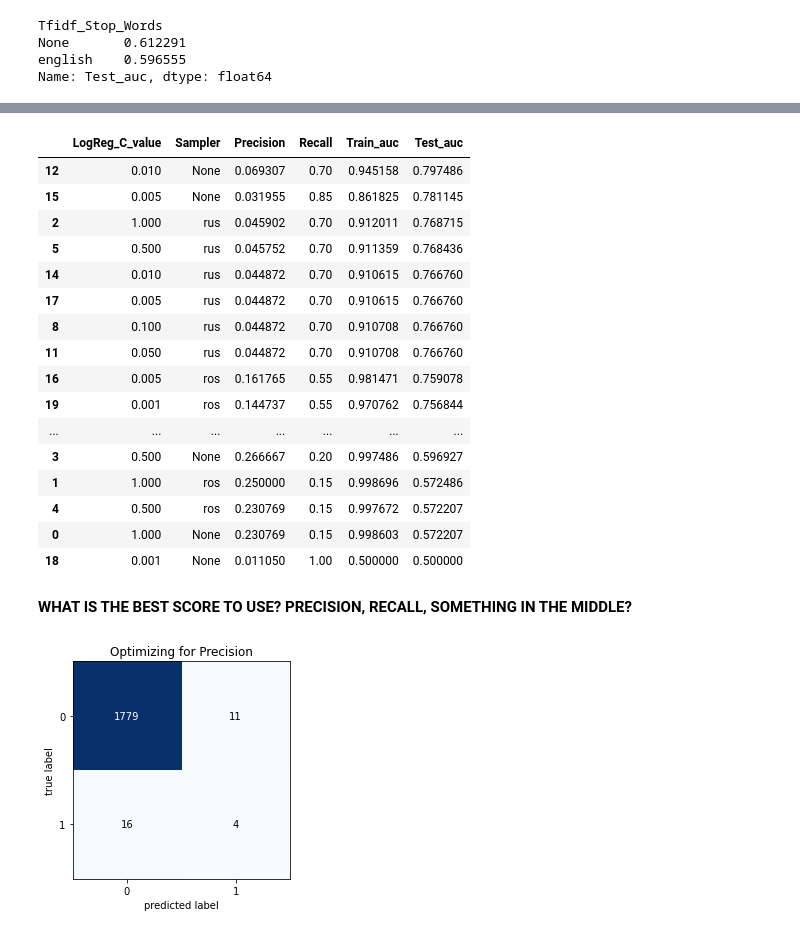
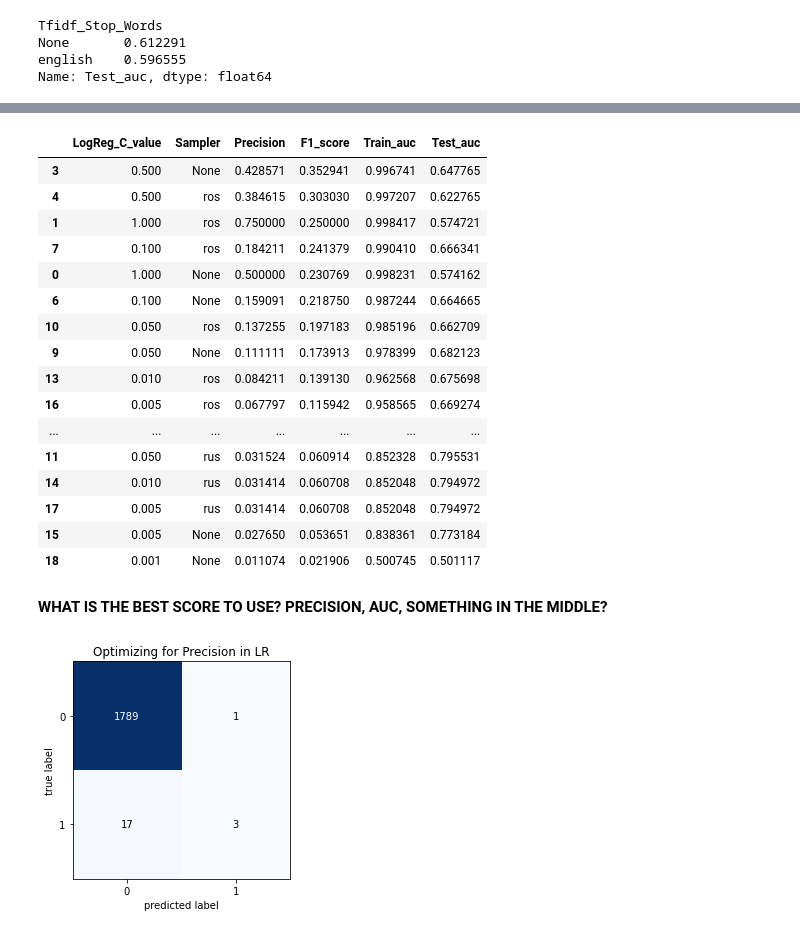
Before and after one commit to wwhite5/Springboard-Capstone-1-NLP, a Jupyter notebook: Notebooks/One_Author_advanced_2.ipynb, the cells around one changed output, grey strips where cells are left out. Cells and saved outputs as stored; diff of their text form; code cells hidden in the pictures.

```diff
--- a/Notebooks/One_Author_advanced_2.ipynb
+++ b/Notebooks/One_Author_advanced_2.ipynb
@@ -161,15 +166,15 @@ hyperparameters
 LR_dict = {'LogReg_C_value' : [],
             'Sampler': [],
             'Precision': [],
-            'Recall': [],
+            'F1_score': [],
             'Train_auc': [],
             'Test_auc': []}
 
 run = 0
 best_score_precision = 0
 best_LR_model_precision = None
-best_score_recall = 0
-best_LR_model_recall = None
+best_score_F1 = 0
+best_LR_model_F1 = None
 best_score_auc = 0
 best_LR_model_auc = None
 
@@ -209,13 +214,13 @@ for C_value, sampler_type in hyperparameters:
     # Finding the roc_auc_score for both, I am including precision as in the past
     # undersampling has led to awful precision scores
     precision = precision_score(y_test, pipe_test_pred)
-    recall = recall_score(y_test, pipe_test_pred)
+    F1_score = f1_score(y_test, pipe_test_pred)
     auc_train = roc_auc_score(y_train, pipe_train_pred)
     auc_test = roc_auc_score(y_test, pipe_test_pred)
 
     # Appending the scores to the dictionary
     LR_dict['Precision'].append(precision)
-    LR_dict['Recall'].append(recall)
+    LR_dict['F1_score'].append(F1_score)
     LR_dict['Train_auc'].append(auc_train)
     LR_dict['Test_auc'].append(auc_test)
 
@@ -224,9 +229,9 @@ for C_value, sampler_type in hyperparameters:
         best_score_precision = precision
         best_LR_model_precision = pipe
 
-    if recall > best_score_recall:
-        best_score_recall = recall
-        best_LR_model_recall = pipe
+    if F1_score > best_score_F1:
+        best_score_F1 = F1_score
+        best_LR_model_F1 = pipe
 
     if auc_test > best_score_auc:
         best_score_auc = auc_test
@@ -251,34 +256,34 @@ for C_value, sampler_type in hyperparameters:
 20
 # %%
 LR_HPtable = pd.DataFrame.from_dict(LR_dict)
-LR_HPtable.sort_values(by='Test_auc', ascending=False, inplace=True)
+LR_HPtable.sort_values(by='F1_score', ascending=False, inplace=True)
 LR_HPtable
 # %% [output]
-|  | LogReg_C_value | Sampler | Precision | Recall | Train_auc | Test_auc |
-| 12 | 0.010 | None | 0.069307 | 0.70 | 0.945158 | 0.797486 |
-| 15 | 0.005 | None | 0.031955 | 0.85 | 0.861825 | 0.781145 |
-| 2 | 1.000 | rus | 0.045902 | 0.70 | 0.912011 | 0.768715 |
-| 5 | 0.500 | rus | 0.045752 | 0.70 | 0.911359 | 0.768436 |
-| 14 | 0.010 | rus | 0.044872 | 0.70 | 0.910615 | 0.766760 |
-| 17 | 0.005 | rus | 0.044872 | 0.70 | 0.910615 | 0.766760 |
-| 8 | 0.100 | rus | 0.044872 | 0.70 | 0.910708 | 0.766760 |
-| 11 | 0.050 | rus | 0.044872 | 0.70 | 0.910708 | 0.766760 |
-| 16 | 0.005 | ros | 0.161765 | 0.55 | 0.981471 | 0.759078 |
-| 19 | 0.001 | ros | 0.144737 | 0.55 | 0.970762 | 0.756844 |
+|  | LogReg_C_value | Sampler | Precision | F1_score | Train_auc | Test_auc |
+| 3 | 0.500 | None | 0.428571 | 0.352941 | 0.996741 | 0.647765 |
+| 4 | 0.500 | ros | 0.384615 | 0.303030 | 0.997207 | 0.622765 |
+| 1 | 1.000 | ros | 0.750000 | 0.250000 | 0.998417 | 0.574721 |
+| 7 | 0.100 | ros | 0.184211 | 0.241379 | 0.990410 | 0.666341 |
+| 0 | 1.000 | None | 0.500000 | 0.230769 | 0.998231 | 0.574162 |
+| 6 | 0.100 | None | 0.159091 | 0.218750 | 0.987244 | 0.664665 |
+| 10 | 0.050 | ros | 0.137255 | 0.197183 | 0.985196 | 0.662709 |
+| 9 | 0.050 | None | 0.111111 | 0.173913 | 0.978399 | 0.682123 |
+| 13 | 0.010 | ros | 0.084211 | 0.139130 | 0.962568 | 0.675698 |
+| 16 | 0.005 | ros | 0.067797 | 0.115942 | 0.958565 | 0.669274 |
 | ... | ... | ... | ... | ... | ... | ... |
-| 3 | 0.500 | None | 0.266667 | 0.20 | 0.997486 | 0.596927 |
-| 1 | 1.000 | ros | 0.250000 | 0.15 | 0.998696 | 0.572486 |
-| 4 | 0.500 | ros | 0.230769 | 0.15 | 0.997672 | 0.572207 |
-| 0 | 1.000 | None | 0.230769 | 0.15 | 0.998603 | 0.572207 |
-| 18 | 0.001 | None | 0.011050 | 1.00 | 0.500000 | 0.500000 |
+| 11 | 0.050 | rus | 0.031524 | 0.060914 | 0.852328 | 0.795531 |
+| 14 | 0.010 | rus | 0.031414 | 0.060708 | 0.852048 | 0.794972 |
+| 17 | 0.005 | rus | 0.031414 | 0.060708 | 0.852048 | 0.794972 |
+| 15 | 0.005 | None | 0.027650 | 0.053651 | 0.838361 | 0.773184 |
+| 18 | 0.001 | None | 0.011074 | 0.021906 | 0.500745 | 0.501117 |
 # %% [markdown]
-**WHAT IS THE BEST SCORE TO USE? PRECISION, RECALL, SOMETHING IN THE MIDDLE?**
+**WHAT IS THE BEST SCORE TO USE? PRECISION, AUC, SOMETHING IN THE MIDDLE?**
 # %%
 best_LR_model_precision.fit(X_train, y_train)
 best_LR_pred = best_LR_model_precision.predict(X_test)
 best_LR_cm_test = confusion_matrix(y_test, best_LR_pred)
 fig, ax = plot_confusion_matrix(conf_mat=best_LR_cm_test)
-plt.title('Optimizing for Precision')
+plt.title('Optimizing for Precision in LR')
 plt.show()
 # %% [output]
-[figure, old version]
+[figure, new version]
```
Also changed, not shown: parts of 38 cells of this notebook.
